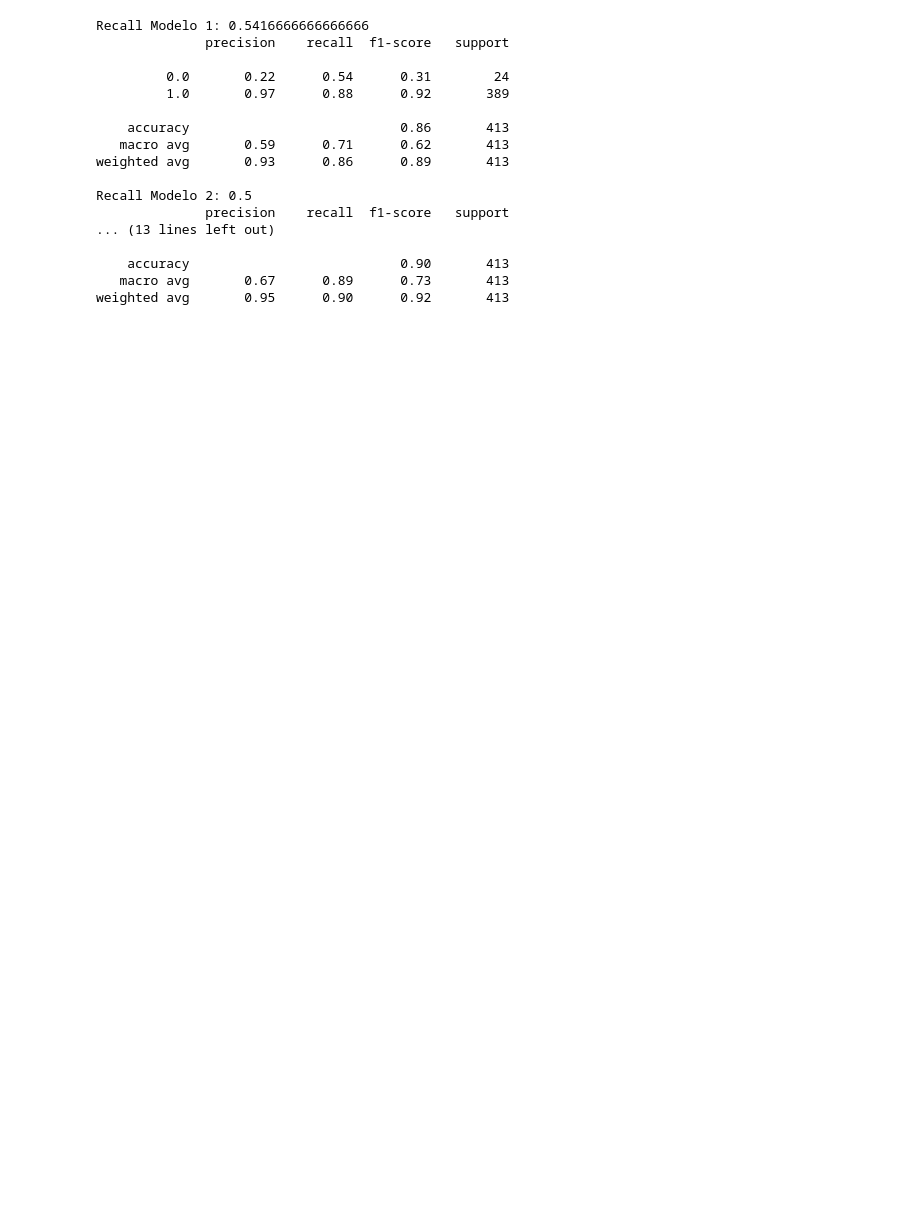
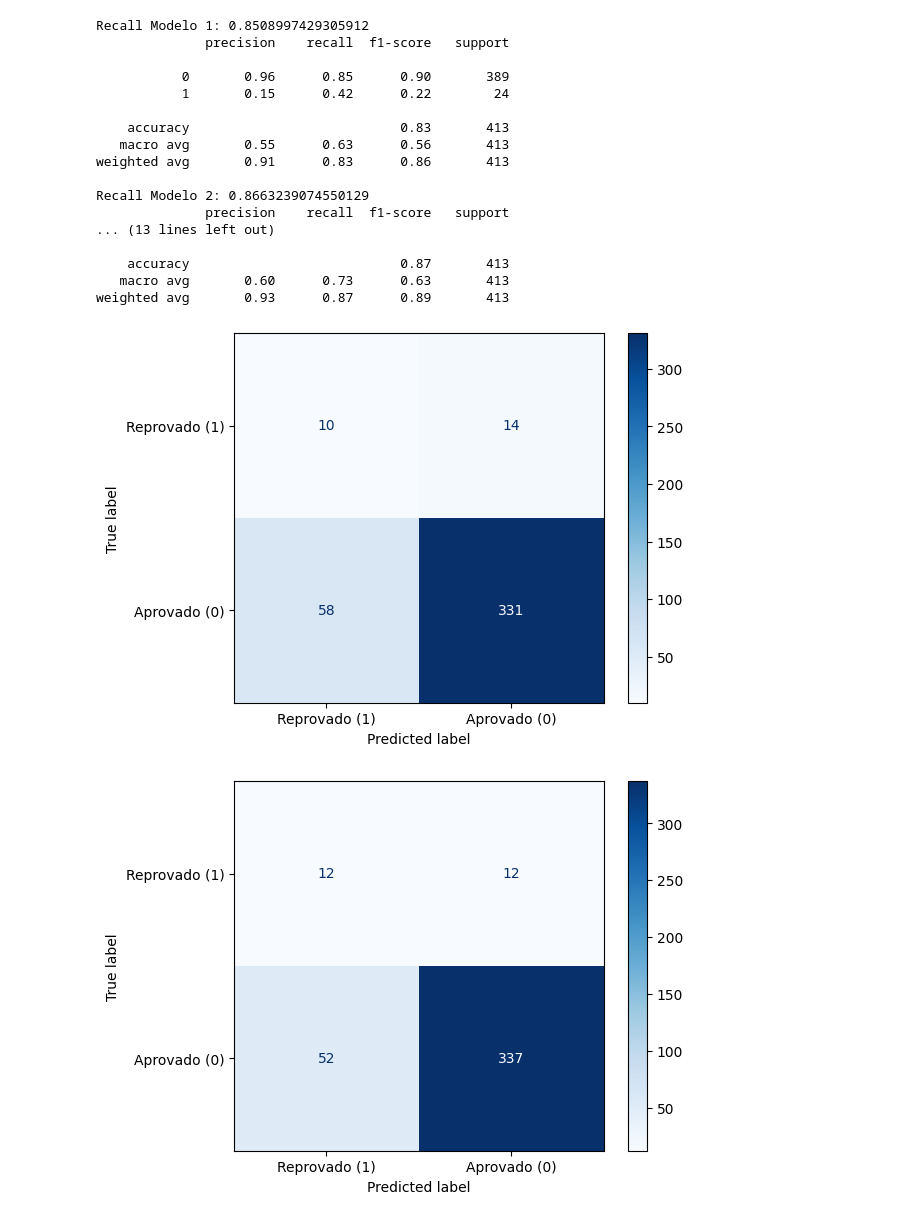
Before and after one commit to antonioatra/LATECH-Predictive_Model, a Jupyter notebook: notebooks/KNN oversampled.ipynb, the cells around one changed output. Drawn from its saved outputs; the diff is of its cells as text; code cells hidden in the pictures; blank space fills up the shorter version.

Commit message:
fix: Altera a label e plota a matriz de confusão

```diff
--- a/notebooks/KNN oversampled.ipynb
+++ b/notebooks/KNN oversampled.ipynb
@@ -20,8 +21,8 @@ for df in [training_data1, training_data2, training_data3]:
 k = 4
 
 def treinar_knn_oversample(df, test_size=0.3, random_state=42, k=k):
-    X = df.drop(columns=['Aprovou_Aprovou'])
-    y = df['Aprovou_Aprovou']
+    X = df.drop(columns=['Reprovou'])
+    y = df['Reprovou']
 
     # split estratificado
     X_train, X_test, y_train, y_test = train_test_split(
@@ -45,32 +46,46 @@ def treinar_knn_oversample(df, test_size=0.3, random_state=42, k=k):
 # %%
 clf1, X1_train_res, X1_test, y1_train_res, y1_test = treinar_knn_oversample(training_data1)
 clf2, X2_train_res, X2_test, y2_train_res, y2_test = treinar_knn_oversample(training_data2)
 clf3, X3_train_res, X3_test, y3_train_res, y3_test = treinar_knn_oversample(training_data3)
 
 # Avaliação
 for i, (clf, X_test, y_test) in enumerate([
     (clf1, X1_test, y1_test),
     (clf2, X2_test, y2_test),
     (clf3, X3_test, y3_test)
 ], start=1):
     y_pred = clf.predict(X_test)
     print(f"Recall Modelo {i}:", recall_score(y_test, y_pred, pos_label=0))
     print(classification_report(y_test, y_pred))
+
+    disp = ConfusionMatrixDisplay.from_predictions(
+    y_test,
+    y_pred,
+    display_labels=["Reprovado (1)", "Aprovado (0)"],
+    cmap="Blues",
+    values_format="d",
+    labels = [1,0]
+)
+
+plt.title("Matriz de Confusão - NearestCentroid")
+plt.show()
 # %% [output]
-Recall Modelo 1: 0.5416666666666666
+Recall Modelo 1: 0.8508997429305912
               precision    recall  f1-score   support
 
-         0.0       0.22      0.54      0.31        24
-         1.0       0.97      0.88      0.92       389
+           0       0.96      0.85      0.90       389
+           1       0.15      0.42      0.22        24
 
-    accuracy                           0.86       413
-   macro avg       0.59      0.71      0.62       413
-weighted avg       0.93      0.86      0.89       413
+    accuracy                           0.83       413
+   macro avg       0.55      0.63      0.56       413
+weighted avg       0.91      0.83      0.86       413
 
-Recall Modelo 2: 0.5
+Recall Modelo 2: 0.8663239074550129
               precision    recall  f1-score   support
 ... (13 lines left out)
 
-    accuracy                           0.90       413
-   macro avg       0.67      0.89      0.73       413
-weighted avg       0.95      0.90      0.92       413
+    accuracy                           0.87       413
+   macro avg       0.60      0.73      0.63       413
+weighted avg       0.93      0.87      0.89       413
+[figure, added]
+[figure, added]
```
Also changed, not shown: parts of 2 cells of this notebook.
